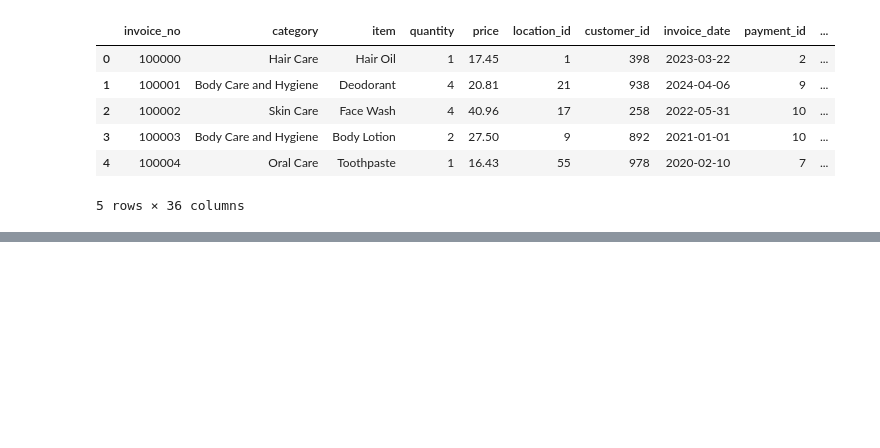
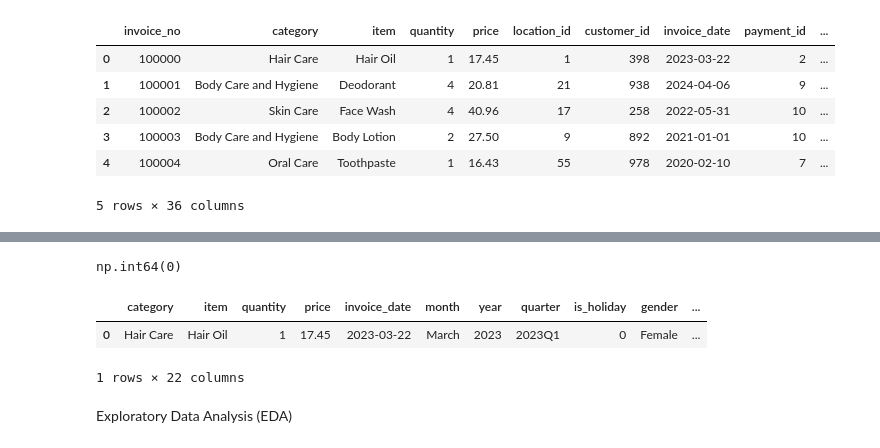
Before and after one commit to SobiaNoorAI/E-Commerce-Customer-Churn-Prediction, a Jupyter notebook: notebooks/Fact_Customer_Table.ipynb, the cells around one changed output, grey strips where cells are left out. Cells and saved outputs as stored; diff of their text form; code cells hidden in the pictures; blank space fills up the shorter version.

```diff
--- a/notebooks/Fact_Customer_Table.ipynb
+++ b/notebooks/Fact_Customer_Table.ipynb
@@ -166,0 +258,14 @@ dataset.head()
+# %%
+clean_dataset.duplicated().sum()
+# %% [output]
+np.int64(0)
+# %%
+clean_dataset=dataset
+clean_dataset.to_csv("../data/clean data/clean_dataset.csv")
+clean_dataset.head(1)
+# %% [output]
+|  | category | item | quantity | price | invoice_date | month | year | quarter | is_holiday | gender | ... |
+| 0 | Hair Care | Hair Oil | 1 | 17.45 | 2023-03-22 | March | 2023 | 2023Q1 | 0 | Female | ... |
+1 rows × 22 columns
+# %% [markdown]
+Exploratory Data Analysis (EDA)
```
Also changed, not shown: parts of 23 cells of this notebook, 1 other file.
